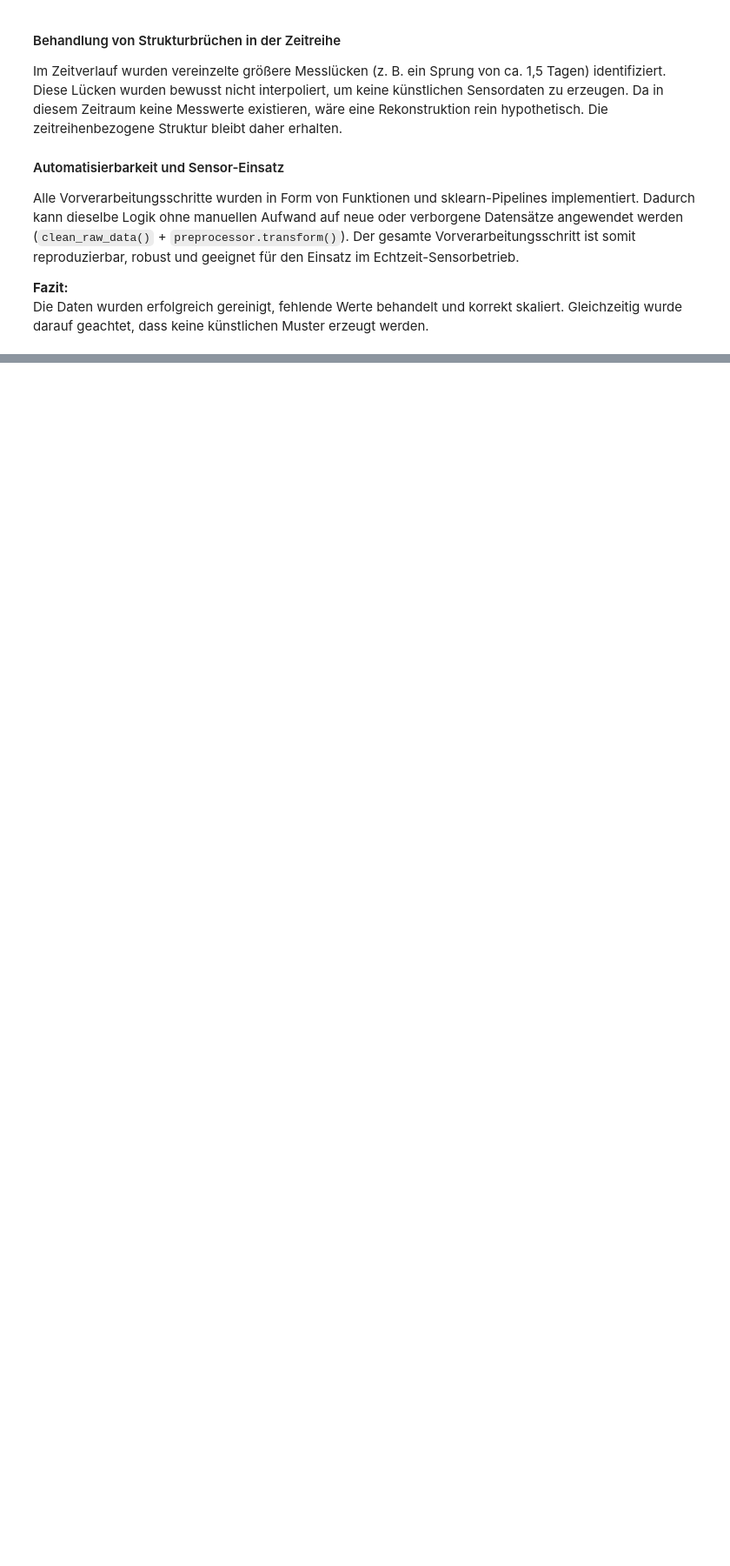
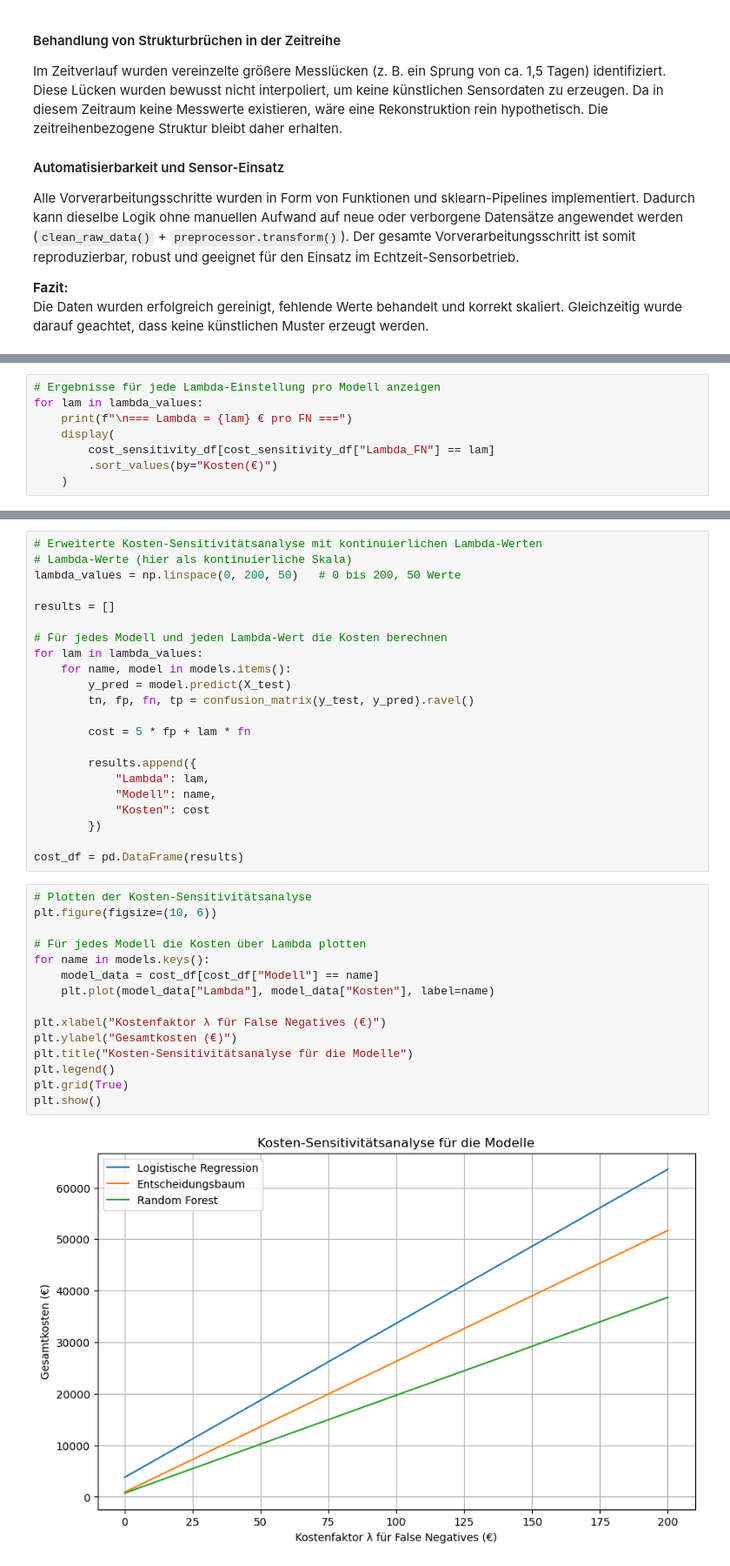
Before and after one commit to Ioannis-Serafim/ml-sensor-project-hka, a Jupyter notebook: notebooks/ml-sensor.ipynb, the cells around one changed output, grey strips where cells are left out. Shown: that part at 87% size. Saved outputs shown, nothing was run; the diff lists cells and outputs as text; blank space fills up the shorter version.

```diff
--- a/notebooks/main.ipynb
+++ b/notebooks/ml-sensor.ipynb
@@ -882,0 +1364,8 @@ Random Forest:
+# %%
+# Ergebnisse für jede Lambda-Einstellung pro Modell anzeigen
+for lam in lambda_values:
+    print(f"\n=== Lambda = {lam} € pro FN ===")
+    display(
+        cost_sensitivity_df[cost_sensitivity_df["Lambda_FN"] == lam]
+        .sort_values(by="Kosten(€)")
+    )
@@ -882,0 +1388,39 @@ Random Forest:
+# %%
+# Erweiterte Kosten-Sensitivitätsanalyse mit kontinuierlichen Lambda-Werten
+# Lambda-Werte (hier als kontinuierliche Skala)
+lambda_values = np.linspace(0, 200, 50)   # 0 bis 200, 50 Werte
+
+results = []
+
+# Für jedes Modell und jeden Lambda-Wert die Kosten berechnen
+for lam in lambda_values:
+    for name, model in models.items():
+        y_pred = model.predict(X_test)
+        tn, fp, fn, tp = confusion_matrix(y_test, y_pred).ravel()
+
+        cost = 5 * fp + lam * fn
+
+        results.append({
+            "Lambda": lam,
+            "Modell": name,
+            "Kosten": cost
+        })
+
+cost_df = pd.DataFrame(results)
+# %%
+# Plotten der Kosten-Sensitivitätsanalyse
+plt.figure(figsize=(10, 6))
+
+# Für jedes Modell die Kosten über Lambda plotten
+for name in models.keys():
+    model_data = cost_df[cost_df["Modell"] == name]
+    plt.plot(model_data["Lambda"], model_data["Kosten"], label=name)
+
+plt.xlabel("Kostenfaktor λ für False Negatives (€)")
+plt.ylabel("Gesamtkosten (€)")
+plt.title("Kosten-Sensitivitätsanalyse für die Modelle")
+plt.legend()
+plt.grid(True)
+plt.show()
+# %% [output]
+[figure, added]
```
Also changed, not shown: parts of 54 cells of this notebook.
